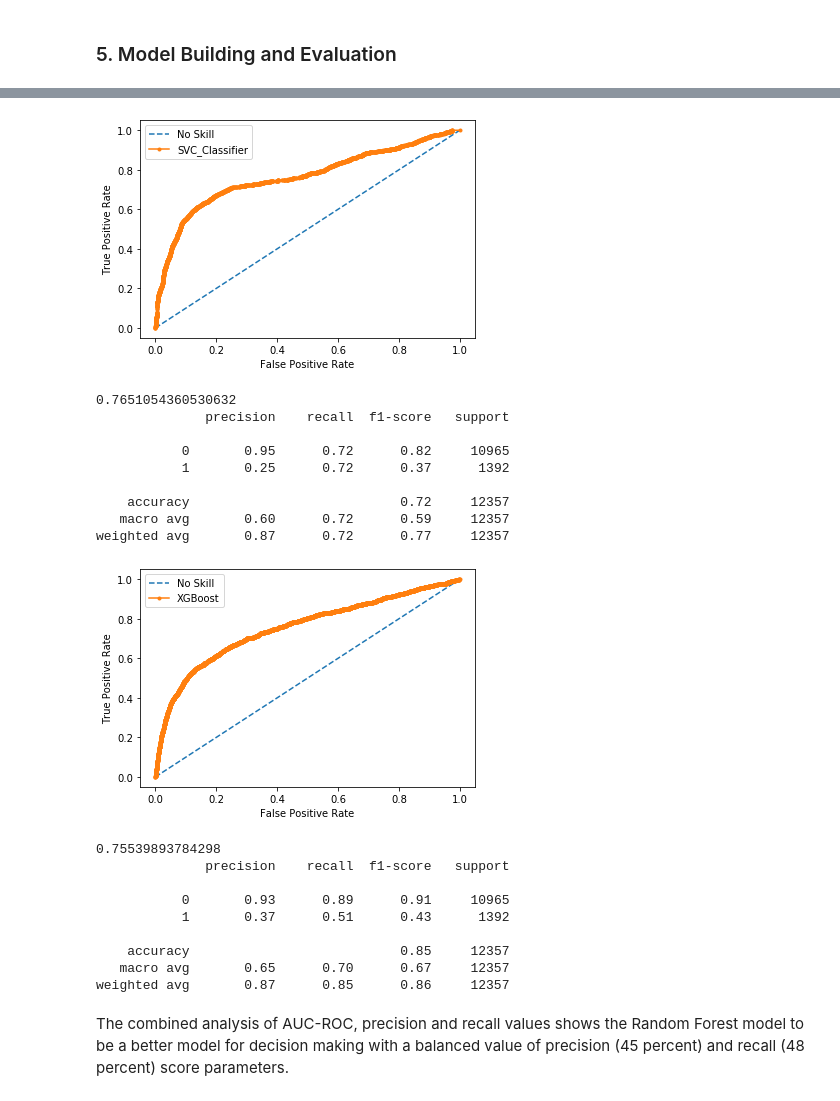
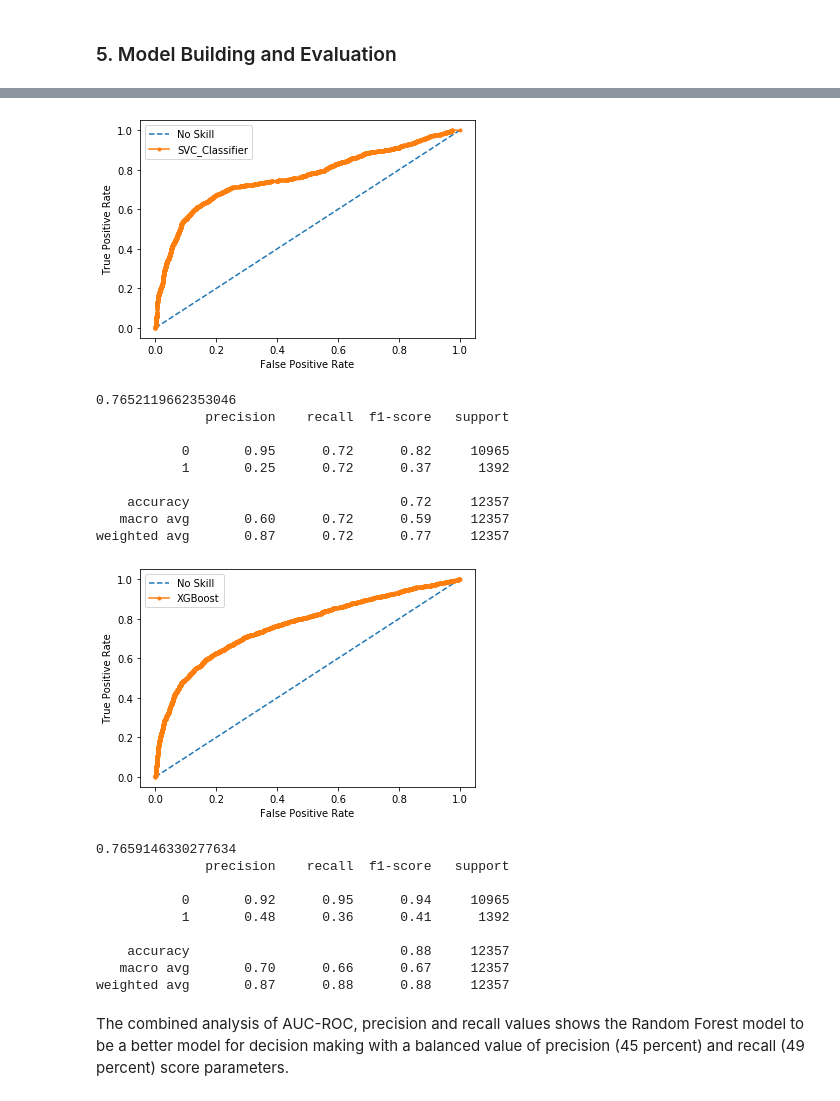
Before and after one commit to monikasingla612/BankMarketing, a Jupyter notebook: Code_Bank_Marketing.ipynb, the cells around one changed output, grey strips where cells are left out. Cells and saved outputs as stored; diff of their text form; code cells hidden in the pictures.

```diff
--- a/Code_Bank_Marketing.ipynb
+++ b/Code_Bank_Marketing.ipynb
@@ -416,6 +419,9 @@ array(['no', 'yes', nan], dtype=object)
 yes    21576
 no     18622
 Name: housing, dtype: int64
+# %%
+for i in categorical_features:
+    print(dict( enumerate(df[i].astype("category").cat.categories)))
 # %% [markdown]
 "housing" and "loan features have missing values together". I tried to run the crosstab analysis to analyze if they are correlated to other features like "job" and "education" But the numbers do not seem to indicate the same.
 
@@ -759,7 +807,7 @@ from sklearn.metrics import classification_report
 from sklearn.svm import SVC
 
 
-# param_test1 = {'kernel': ['linear', 'rbf', 'poly'], 'gamma' : [0.1, 1, 10, 100], 'C' : [0.1, 1, 10, 100, 1000]}
+# param_test1 = {'C' : [0.1, 1, 10, 100, 1000]}
 
 # svc_grid = GridSearchCV(estimator = SVC(),
 #  param_grid = param_test1, scoring='roc_auc',n_jobs=-1, cv=5)
@@ -800,7 +848,7 @@ print(classification_report(y_test, y_pred))
 #
 # %% [output]
 [figure]
-0.7651054360530632
+0.7652119662353046
               precision    recall  f1-score   support
 
            0       0.95      0.72      0.82     10965
@@ -817,7 +865,7 @@ from sklearn.metrics import roc_curve
 from matplotlib import pyplot
 
 
-# param_test1 = {'max_depth':[5,10,15], 'n_estimators': [100, 1000, 10000], 'min_child_weight' : [ 1, 3, 5, 7 ], 'gamma': [ 0.0, 0.1, 0.2 , 0.3, 0.4 ] }
+# param_test1 = {'max_depth':[5,10,15], 'n_estimators': [100, 1000, 10000]}
 # xg_grid = GridSearchCV(estimator = XGBClassifier( learning_rate =0.1, objective= 'binary:logistic'),
 #  param_grid = param_test1, scoring='roc_auc',n_jobs=-1, cv=5)
 # xg_grid.fit(X_train_smote,y_train_smote)
@@ -826,47 +874,47 @@ from matplotlib import pyplot
 # print(xg_grid.best_params_)
 
 
-xg = XGBClassifier(n_estimators = 150, max_depth = 2, learning_rate = 0.1)
+xg = XGBClassifier(n_estimators = 150, max_depth = 10, learning_rate = 0.1)
 xg.fit(X_train_smote,y_train_smote)
 
 
 # predict probabilities
 yhat = xg.predict_proba(X_test)
 # retrieve just the probabilities for the positive class
 pos_probs = yhat[:, 1]
 # plot no skill roc curve
 pyplot.plot([0, 1], [0, 1], linestyle='--', label='No Skill')
 # calculate roc curve for model
 fpr, tpr, _ = roc_curve(y_test, pos_probs)
 # plot model roc curve
 pyplot.plot(fpr, tpr, marker='.', label='XGBoost')
 # axis labels
 pyplot.xlabel('False Positive Rate')
 pyplot.ylabel('True Positive Rate')
 # show the legend
 pyplot.legend()
 # show the plot
 pyplot.show()
 
 # calculate roc auc
 roc_auc = roc_auc_score(y_test, pos_probs)
 print(roc_auc)
 
 y_pred = xg.predict(X_test)
 print(classification_report(y_test, y_pred))
 # %% [output]
-[figure, old version]
+[figure, new version]
-0.75539893784298
+0.7659146330277634
               precision    recall  f1-score   support
 
-           0       0.93      0.89      0.91     10965
-           1       0.37      0.51      0.43      1392
+           0       0.92      0.95      0.94     10965
+           1       0.48      0.36      0.41      1392
 
-    accuracy                           0.85     12357
-   macro avg       0.65      0.70      0.67     12357
-weighted avg       0.87      0.85      0.86     12357
+    accuracy                           0.88     12357
+   macro avg       0.70      0.66      0.67     12357
+weighted avg       0.87      0.88      0.88     12357
 # %% [markdown]
-The combined analysis of AUC-ROC, precision and recall values shows the Random Forest model to be a better model for decision making with a balanced value of precision (45 percent) and recall (48 percent) score parameters.
+The combined analysis of AUC-ROC, precision and recall values shows the Random Forest model to be a better model for decision making with a balanced value of precision (45 percent) and recall (49 percent) score parameters.
 # %%
 ### get importance
 importance = rf.feature_importances_
```
Also changed, not shown: parts of 10 cells of this notebook.
